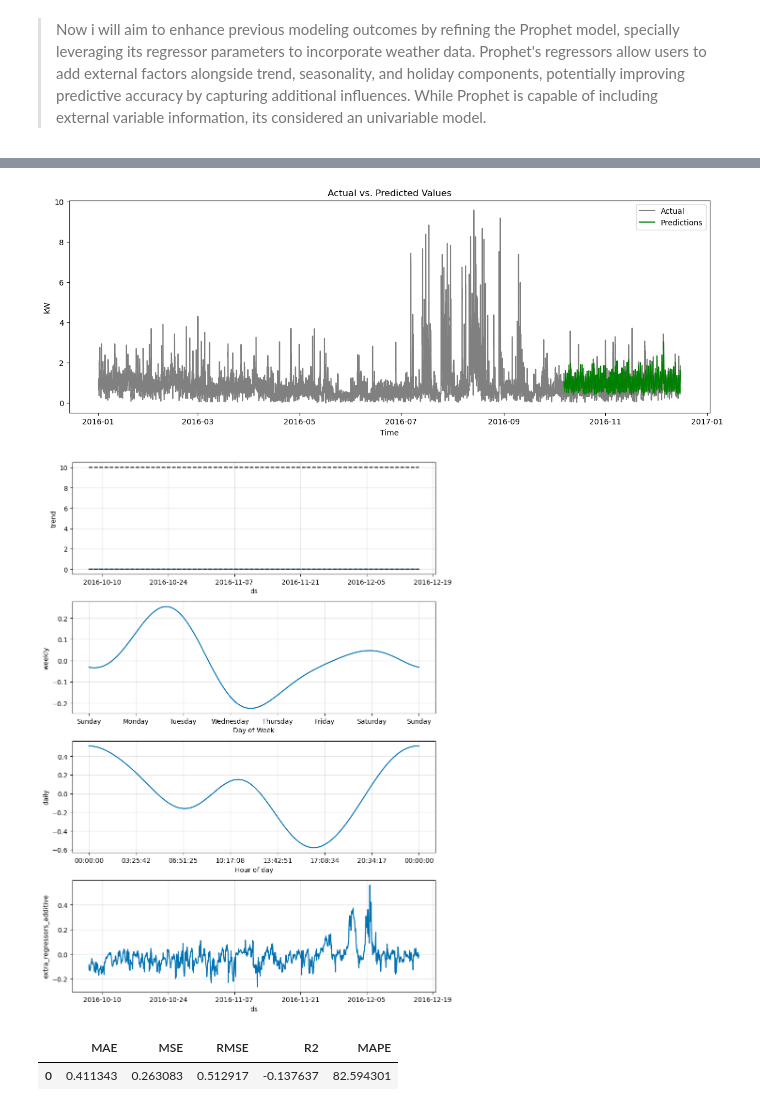
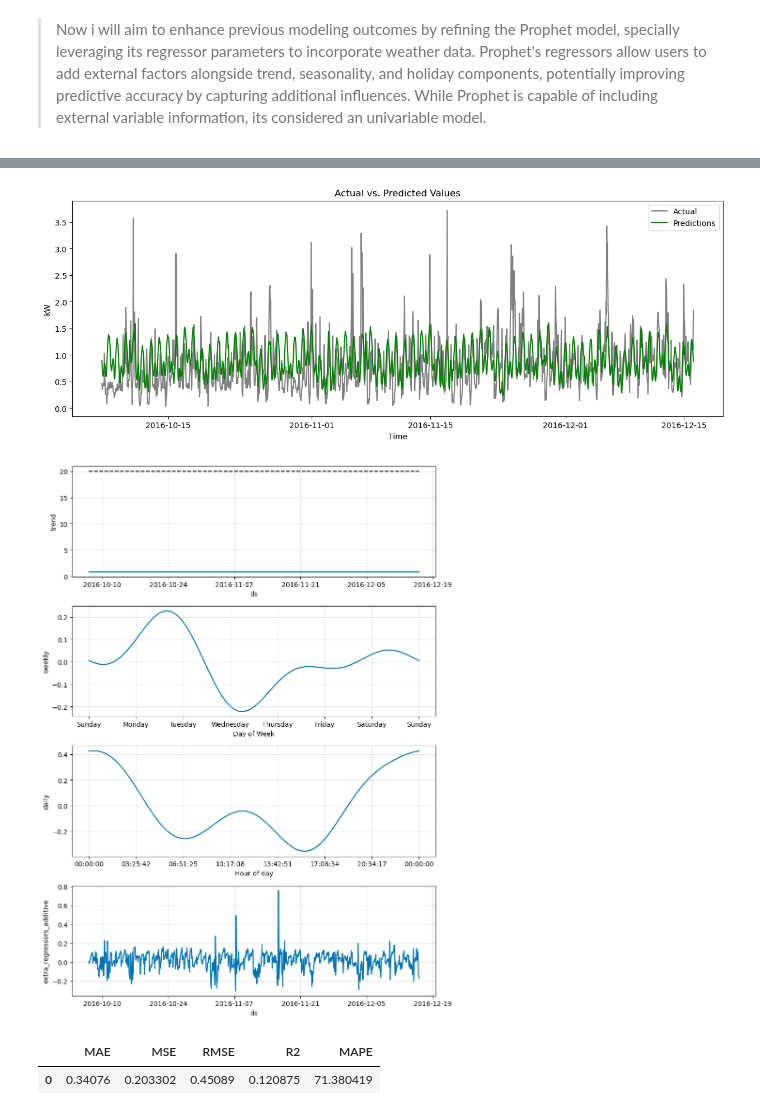
Before and after one commit to computationalgoblin/Smart-Home-Energy-Consumption-Project, a Jupyter notebook: notebooks/model.ipynb, the cells around one changed output, grey strips where cells are left out. Cells and saved outputs as stored; diff of their text form; code cells hidden in the pictures.

```diff
--- a/notebooks/model.ipynb
+++ b/notebooks/model.ipynb
@@ -221,9 +227,10 @@ Warnings:
 # %% [markdown]
 > Now i will aim to enhance previous modeling outcomes by refining the Prophet model, specially leveraging its regressor parameters to incorporate weather data. Prophet's regressors allow users to add external factors alongside trend, seasonality, and holiday components, potentially improving predictive accuracy by capturing additional influences. While Prophet is capable of including external variable information, its considered an univariable model.
 # %%
-transformed_data = data.select_dtypes("number").resample("h").mean().applymap(lambda x: np.log(x) if x > 0 else 0)
+transformed_data = data.select_dtypes("number").resample("h").mean()#.applymap(lambda x: np.log(x) if x > 0 else 0)
 
 prophet,prophet_prediction_metrics = prophet_model(transformed_data, y='use',
-                                                        regressors=['temperature','humidity',"hour","day","month",])
+                                                        regressors=["visibility","pressure","precipprobability",'humidity','windspeed',
+                                                                    'cloudcover', 'windbearing', 'precipintensity',"hour","day", "temperature", "dewpoint"])
 display(prophet_prediction_metrics)
 # %% [output]
@@ -232,4 +239,4 @@ display(prophet_prediction_metrics)
-[figure, old version]
+[figure, new version]
-[figure, old version]
+[figure, new version]
 |  | MAE | MSE | RMSE | R2 | MAPE |
-| 0 | 0.411343 | 0.263083 | 0.512917 | -0.137637 | 82.594301 |
+| 0 | 0.34076 | 0.203302 | 0.45089 | 0.120875 | 71.380419 |
```
Also changed, not shown: parts of 18 cells of this notebook, 1 other file.
